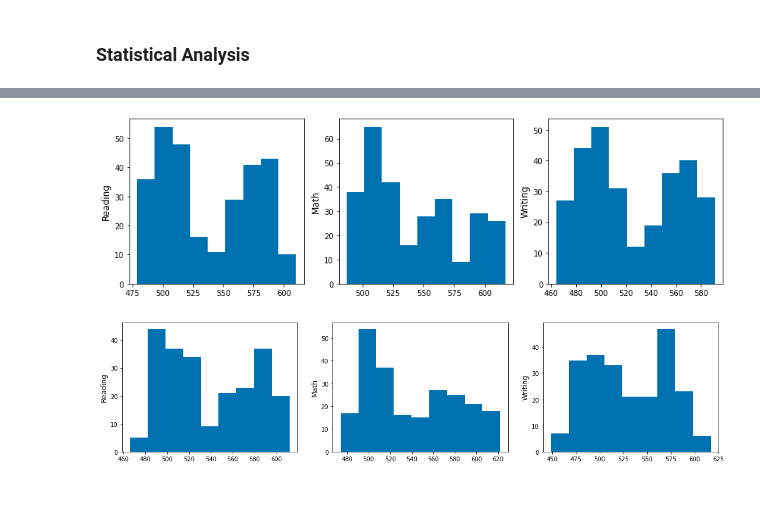
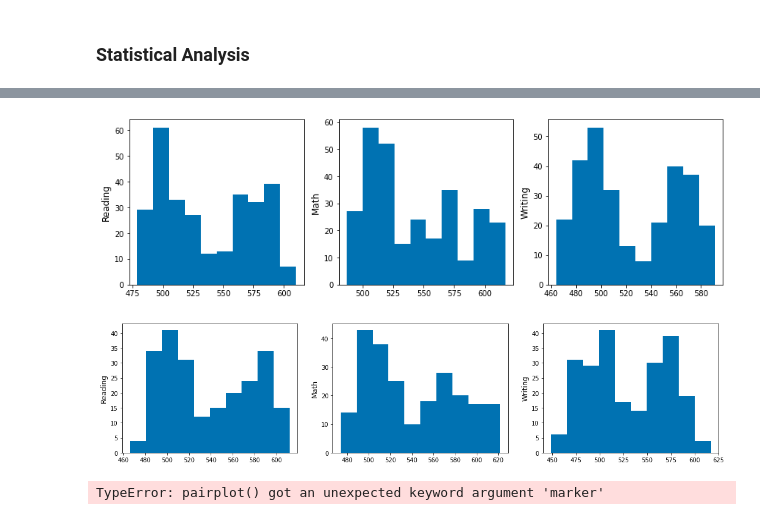
Before and after one commit to phamc4/Projects, a Jupyter notebook: SAT_changes.ipynb, the cells around one changed output, grey strips where cells are left out. Cells and saved outputs as stored; diff of their text form; code cells hidden in the pictures.

Commit message:
Modified plots

```diff
--- a/SAT_changes.ipynb
+++ b/SAT_changes.ipynb
@@ -268,38 +269,45 @@ def subject_merge(df_list):
 # %%
 subjects = ['','Reading', 'Math', 'Writing']
 first_half = [sat_2005, sat_2006, sat_2007, sat_2008, sat_2009, sat_2010]
 latter_half = [sat_2011, sat_2012, sat_2013,
             sat_2014, sat_2015]
 
 please = subject_merge(first_half)
 help_me = subject_merge(latter_half)
 
 # first_half_reading = please.iloc[:, 1::4]
 # first_half_math = please.iloc[:, 2::4]
 # first_half_writing = please.iloc[:, 3::4]
 
 late_reading = help_me.iloc[:, 1::4]
 late_math = help_me.iloc[:, 2::4]
 late_writing = help_me.iloc[:, 3::4]
 fig, axs = plt.subplots(1,3, figsize=(14,4))
 for i, ax in enumerate(axs,1):
-    ax.hist(please.iloc[:,i::4].values.flatten(), bins=9)
+    ax.hist(please.iloc[:,i::4].values.flatten(), bins=10)
     ax.set_ylabel(f'{subjects[i]}', fontsize=12)
 
 # fig, ax = plt.subplots(figsize=(14,4))
 # ax.hist(please.iloc[:, 1::4].values.flatten(), bins=10)
 # %% [output]
-[figure, old version]
+[figure, new version]
 # %%
 fig, axs = plt.subplots(1,3, figsize=(18,4))
 
 for i, ax in enumerate(axs, 1):
-    ax.hist(help_me.iloc[:, i::4].values.flatten(), bins=9)
+    ax.hist(help_me.iloc[:, i::4].values.flatten(), bins=10)
     ax.set_ylabel(f'{subjects[i]}', fontsize=12)
 # %% [output]
-[figure, old version]
+[figure, new version]
 # %%
 #Null: There is no difference in the average SAT scores of 2005-2010 and the average SAT scores of 2011-2015
+for i in range(1,4):
+    please[i] = please.iloc[:, i::4].mean(axis=1)
+please.rename(columns = {1:'Reading', 2: 'Math', 3: 'Writing'}, inplace=True)
+
+sns.pairplot(please[['Reading', 'Math', 'Writing']], marker='D')
+# %% [output]
+TypeError: pairplot() got an unexpected keyword argument 'marker'
 # %%
 def count_winning_pairs(sample_1, sample_2):
     n_total_wins = 0
```
Also changed, not shown: parts of 4 cells of this notebook.
